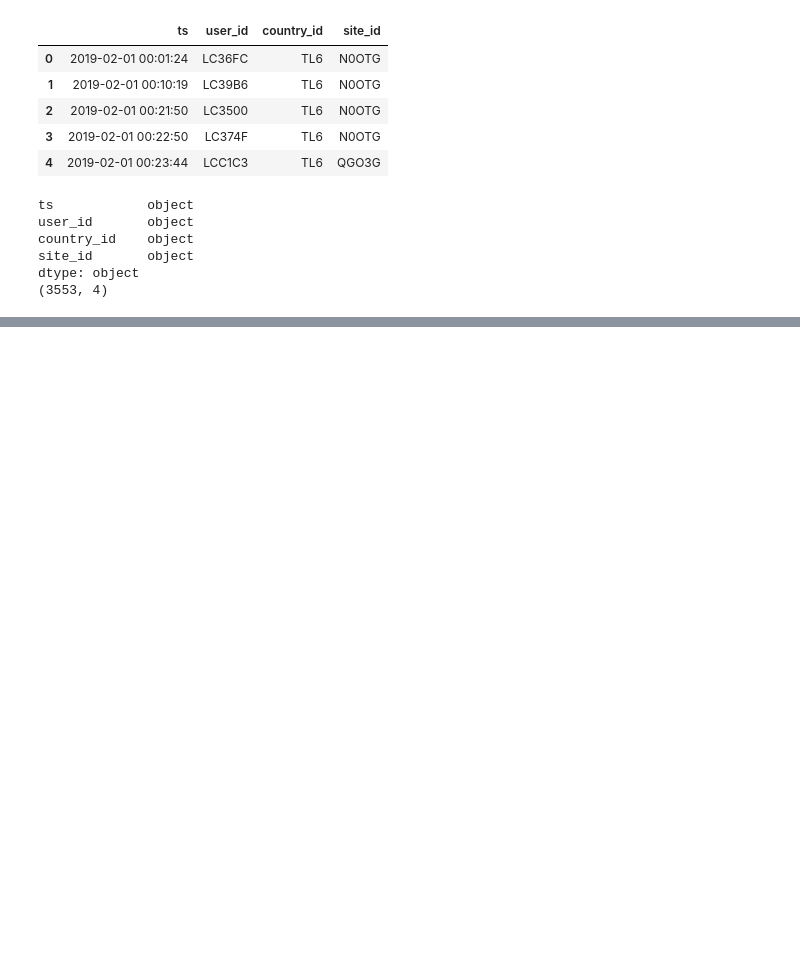
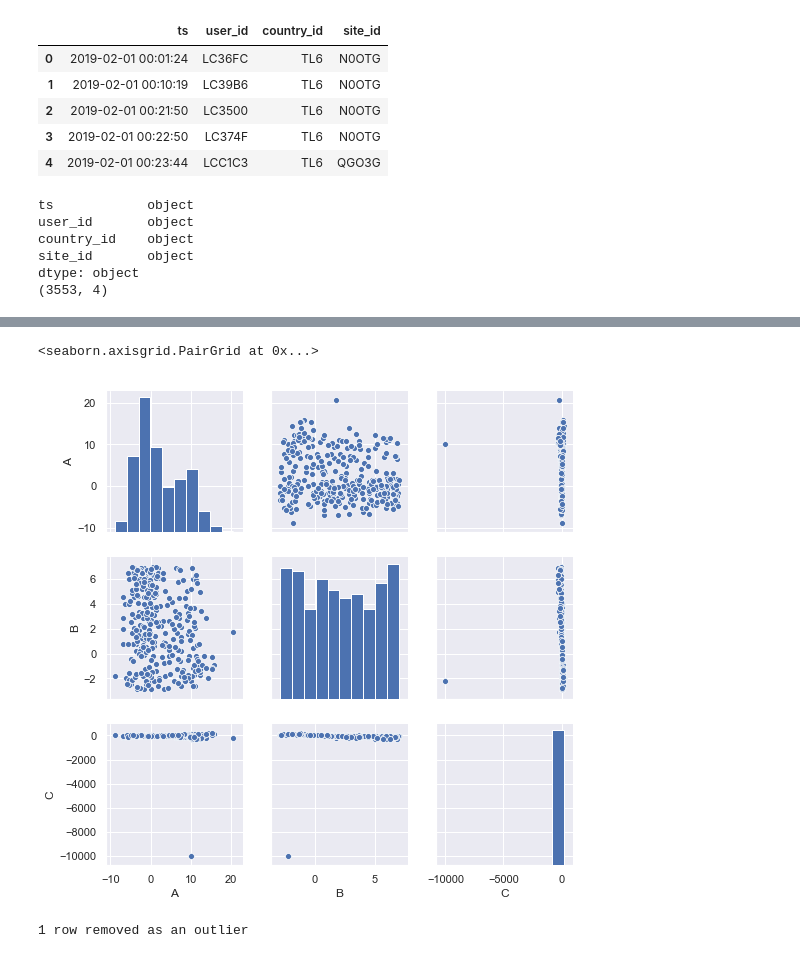
Before and after one commit to jeremyrchow/Anonymous_DataScientist_Takehome, a Jupyter notebook: Analysis_notebook.ipynb, the cells around one changed output, grey strips where cells are left out. Drawn from its saved outputs; the diff is of its cells as text; code cells hidden in the pictures; blank space fills up the shorter version.

Commit message:
First coefficients from model and visualizations

```diff
--- a/Analysis_notebook.ipynb
+++ b/Analysis_notebook.ipynb
@@ -36,0 +130,3 @@ df['ts'] = pd.to_datetime(df.ts)
+# %%
+df = pd.read_csv('data/Q2_Regression.csv', header = None)
+df.columns=['A','B','C']
@@ -36,0 +145,6 @@ df['ts'] = pd.to_datetime(df.ts)
+# %%
+sns.set()
+sns.pairplot(df)
+# %% [output]
+<seaborn.axisgrid.PairGrid at 0x...>
+[figure, added]
@@ -36,0 +167,4 @@ df['ts'] = pd.to_datetime(df.ts)
+# %%
+print(f"{df.shape[0]-remove_outliers(df,'C').shape[0]} row removed as an outlier")
+# %% [output]
+1 row removed as an outlier
```
Also changed, not shown: parts of 39 cells of this notebook.
